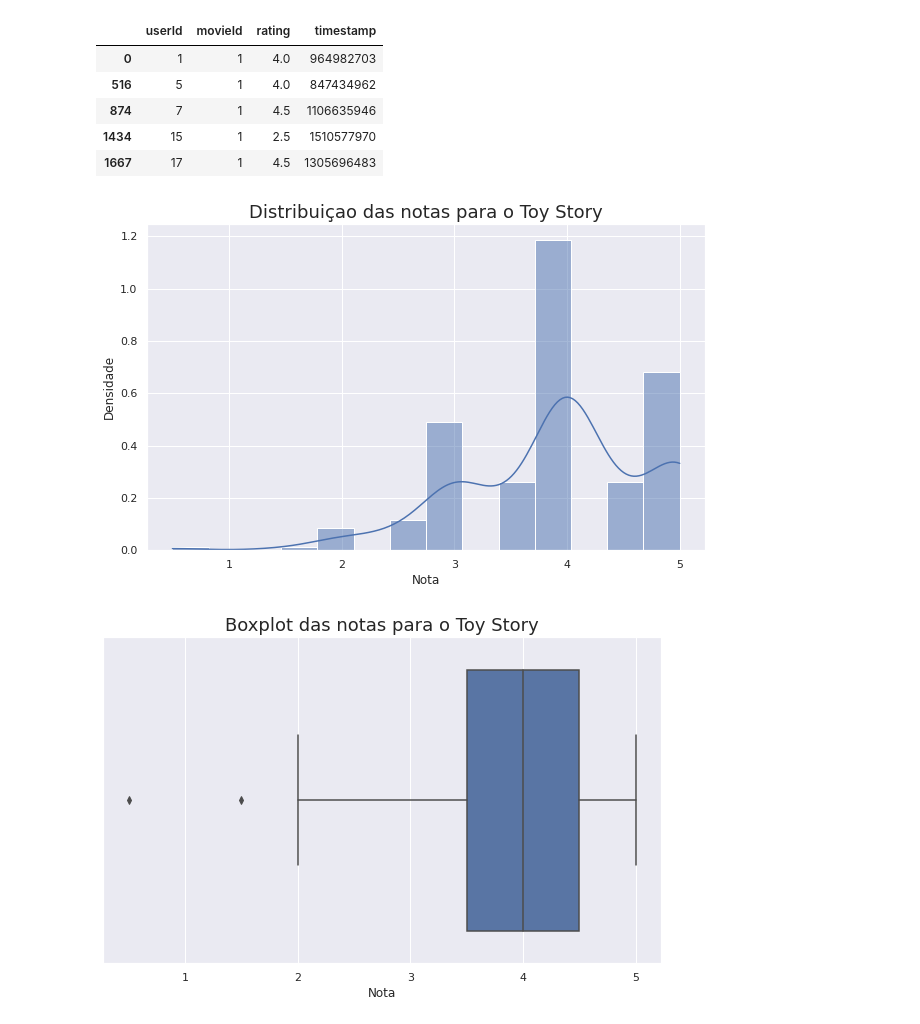
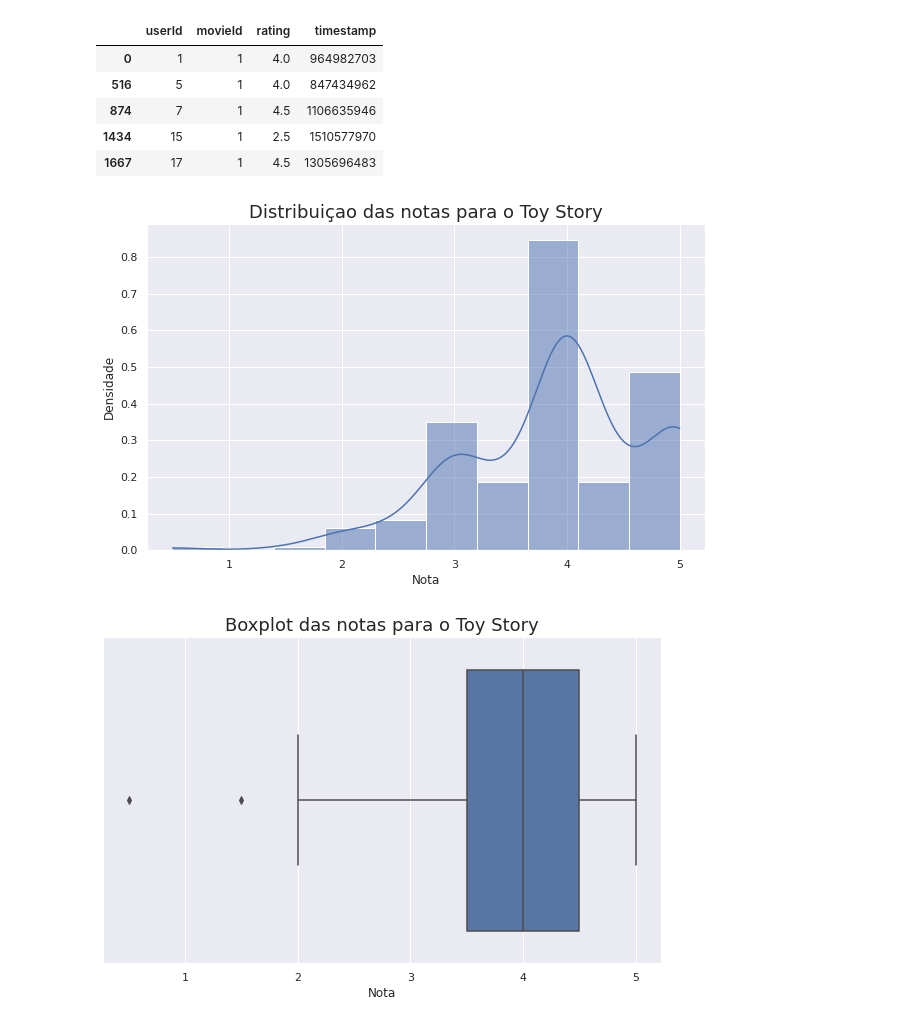
Before and after one commit to Daniel-ASG/Course_Classes, a Jupyter notebook: data_science_introducao_a_testes_estatisticos_com_python.ipynb, the cells around one changed output. Saved outputs shown, nothing was run; the diff lists cells and outputs as text; code cells hidden in the pictures.

```diff
--- a/data_science_introducao_a_testes_estatisticos_com_python.ipynb
+++ b/data_science_introducao_a_testes_estatisticos_com_python.ipynb
@@ -320,10 +349,10 @@ notas1.head()
 | 1667 | 17 | 1 | 4.5 | 1305696483 |
 # %%
 plt.figure(figsize=(10, 6))
-ax = sns.histplot(notas1.rating, kde=True, stat='density')
+ax = sns.histplot(notas1.rating, kde=True, stat='density', bins=10)
 ax.set(xlabel='Nota', ylabel='Densidade')
 ax.set_title('Distribuiçao das notas para o Toy Story', fontsize=18);
 # %% [output]
-[figure, old version]
+[figure, new version]
 # %%
 plt.figure(figsize=(10, 6))
```
Also changed, not shown: parts of 28 cells of this notebook.
